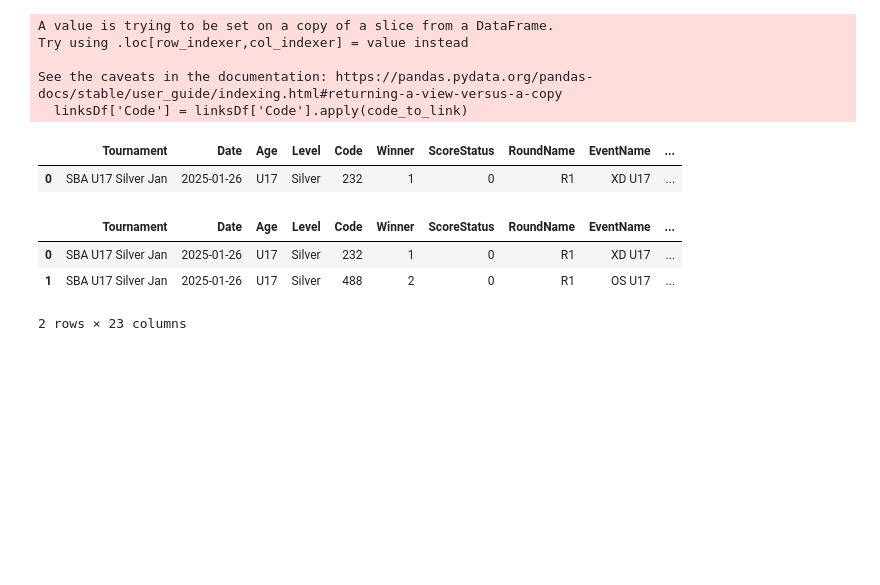
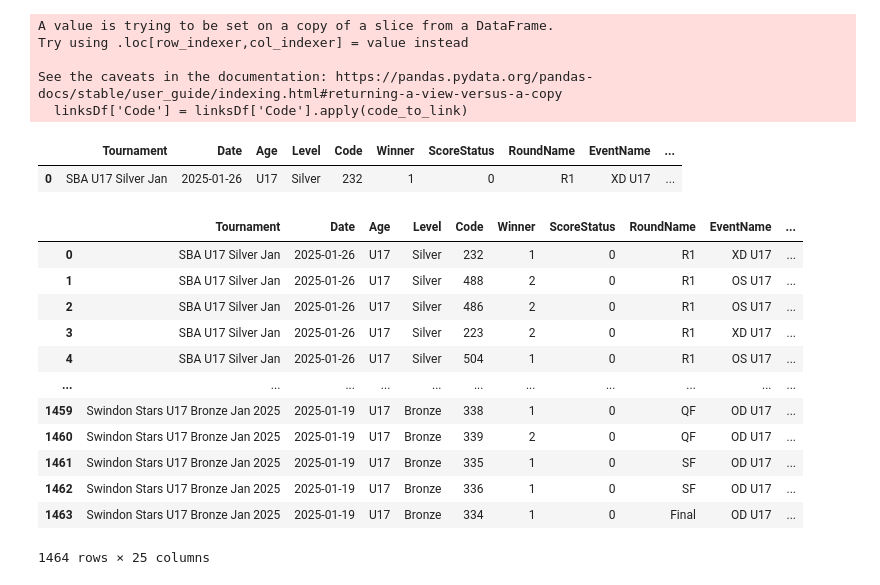
Before and after one commit to HxHuang258/Selection-Tool, a Jupyter notebook: Data-Collection/GCloud-test.ipynb, the cells around one changed output. Saved outputs shown, nothing was run; the diff lists cells and outputs as text; code cells hidden in the pictures; blank space fills up the shorter version.

Commit message:
Gather Data

```diff
--- a/Data-Collection/GCloud-test.ipynb
+++ b/Data-Collection/GCloud-test.ipynb
@@ -55,8 +59,8 @@ def processXMLList(list):
     return out
 
 def get_exclude_list():
-    output = ['invite','(1000ie)','masters','para','yonex','league','regional','schools','graded','rising']
-    return output
+    tabuTitles = ['invite','(1000ie)','masters','para','yonex','league','regional','schools','graded','rising','handicap']
+    return tabuTitles
 
 def get_tourney_deets(title):
     title = title.lower()
@@ -160,6 +164,7 @@ def get_tournament_results(bets,searchStartStr):
         for matchesXML in allMatchesXML:
             soup = BeautifulSoup(matchesXML,'xml')
             for match in soup.find_all('Match'):
+
                 #check if match went ahead:
                 if not match.find('ScoreStatus').text == '0':
                     pass
@@ -261,19 +266,54 @@ for team in ['Team1','Team2']:
 # %%
 #Format Event
 matchData['Event'] = matchData['EventName'].str[:2]
 
 #Format Gender
 def replace_gender(value):
     if isinstance(value, list):  # Check if the entry is a list
         return ['M' if v == '1' else 'F' for v in value]
     return 'M' if value == '1' else 'F'
 
+def replace_round(value):
+    if 'R' in value:
+        roundNum = value[1:]
+        if roundNum in ['16','32','128','256']:
+            return 'Round Of ' + roundNum
+        return 'Round ' + value[1:]
+    if value == 'SF':
+        return 'Semi-Final'
+    if value == 'QF':
+        return 'Quarter-Final'
+    if value == 'Final':
+        return value
+
 # Apply the replacement
 for team in ['Team1','Team2']:
     matchData[f'{team}_Gender'] = matchData[f'{team}_GenderID'].apply(replace_gender)
-matchData.head(2)
+
+# Create list of all ID's for quick indexing
+allIds = []
+for index,row in matchData.iterrows():
+    rowIds = []
+    for team in ['Team1','Team2']:
+        for id in row[f'{team}_MemberID']:
+            rowIds.append(id)
+    allIds.append(rowIds)
+matchData['PID'] = allIds
+
+matchData['Round'] = matchData['RoundName'].apply(replace_round)
+
+matchData#.head(5)
 # %% [output]
 |  | Tournament | Date | Age | Level | Code | Winner | ScoreStatus | RoundName | EventName | ... |
 | 0 | SBA U17 Silver Jan | 2025-01-26 | U17 | Silver | 232 | 1 | 0 | R1 | XD U17 | ... |
 | 1 | SBA U17 Silver Jan | 2025-01-26 | U17 | Silver | 488 | 2 | 0 | R1 | OS U17 | ... |
+| 2 | SBA U17 Silver Jan | 2025-01-26 | U17 | Silver | 486 | 2 | 0 | R1 | OS U17 | ... |
+| 3 | SBA U17 Silver Jan | 2025-01-26 | U17 | Silver | 223 | 2 | 0 | R1 | XD U17 | ... |
+| 4 | SBA U17 Silver Jan | 2025-01-26 | U17 | Silver | 504 | 1 | 0 | R1 | OS U17 | ... |
+| ... | ... | ... | ... | ... | ... | ... | ... | ... | ... | ... |
+| 1459 | Swindon Stars U17 Bronze Jan 2025 | 2025-01-19 | U17 | Bronze | 338 | 1 | 0 | QF | OD U17 | ... |
+| 1460 | Swindon Stars U17 Bronze Jan 2025 | 2025-01-19 | U17 | Bronze | 339 | 2 | 0 | QF | OD U17 | ... |
+| 1461 | Swindon Stars U17 Bronze Jan 2025 | 2025-01-19 | U17 | Bronze | 335 | 1 | 0 | SF | OD U17 | ... |
+| 1462 | Swindon Stars U17 Bronze Jan 2025 | 2025-01-19 | U17 | Bronze | 336 | 1 | 0 | SF | OD U17 | ... |
+| 1463 | Swindon Stars U17 Bronze Jan 2025 | 2025-01-19 | U17 | Bronze | 334 | 1 | 0 | Final | OD U17 | ... |
-2 rows × 23 columns
+1464 rows × 25 columns
```
Also changed, not shown: parts of 8 cells of this notebook, 1 other file.
